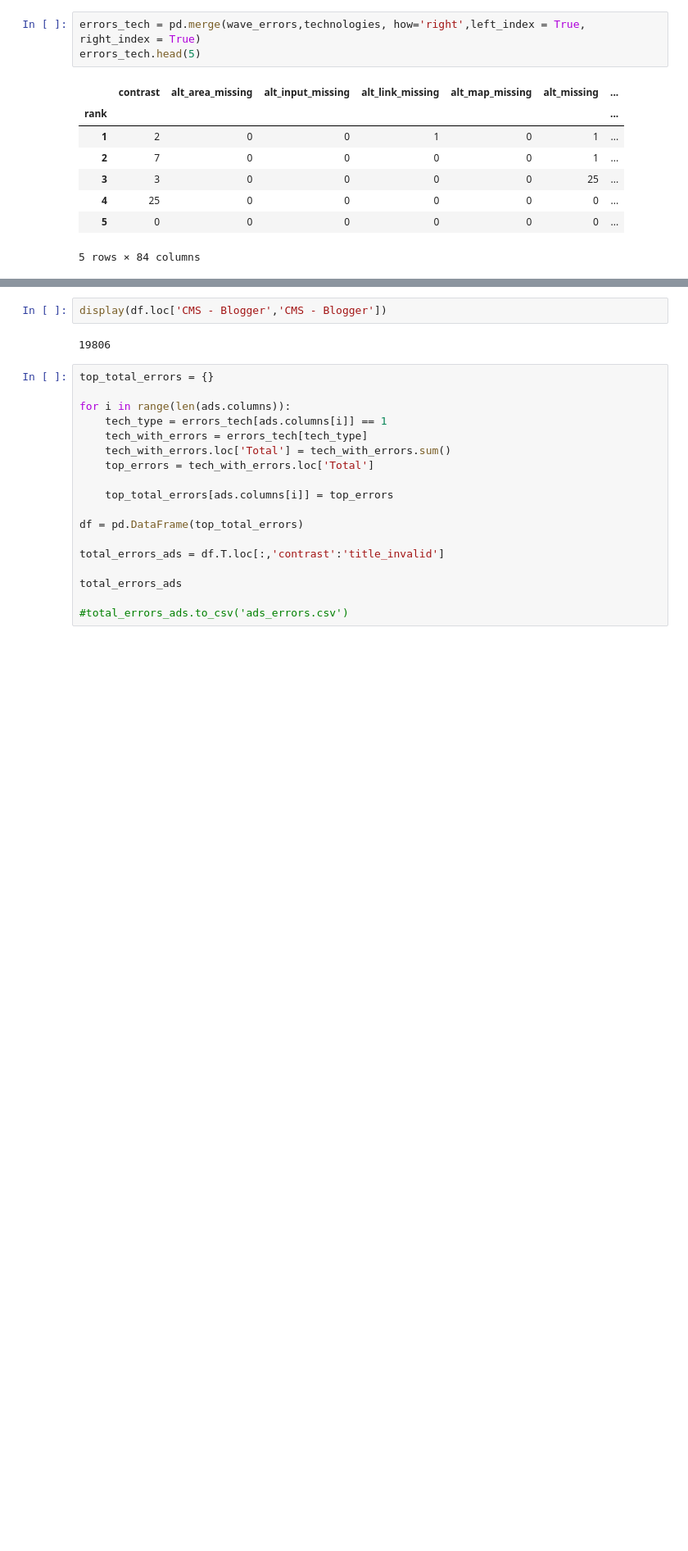
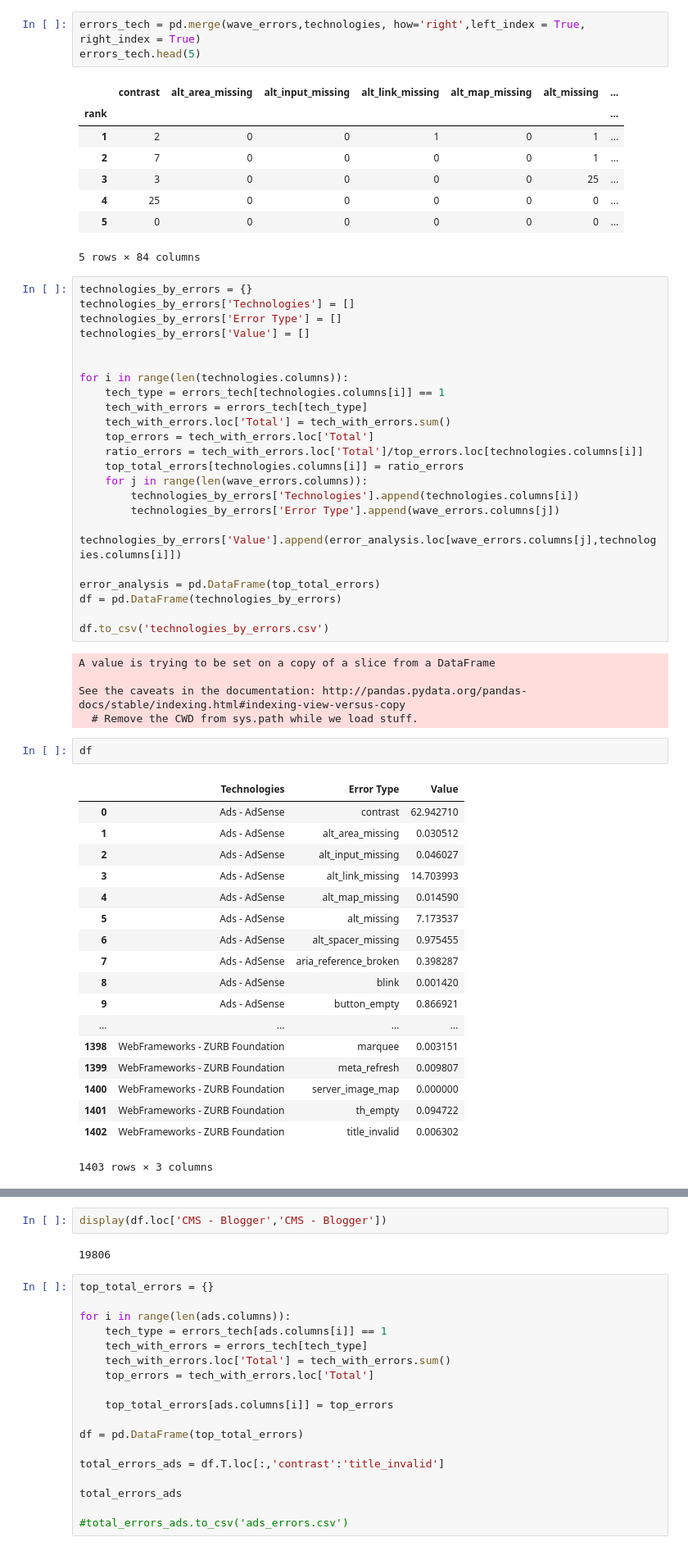
Before and after one commit to McKlayne/WebAIM-Million, a Jupyter notebook: McKlayne.ipynb, the cells around one changed output, grey strips where cells are left out. Shown at 82% size. Drawn from its saved outputs; the diff is of its cells as text; blank space fills up the shorter version.

```diff
--- a/McKlayne.ipynb
+++ b/McKlayne.ipynb
@@ -130,6 +151,55 @@ errors_tech.head(5)
 | 4 | 25 | 0 | 0 | 0 | 0 | 0 | ... |
 | 5 | 0 | 0 | 0 | 0 | 0 | 0 | ... |
 5 rows × 84 columns
+# %%
+technologies_by_errors = {}
+technologies_by_errors['Technologies'] = []
+technologies_by_errors['Error Type'] = []
+technologies_by_errors['Value'] = []
+
+
+for i in range(len(technologies.columns)):
+    tech_type = errors_tech[technologies.columns[i]] == 1
+    tech_with_errors = errors_tech[tech_type]
+    tech_with_errors.loc['Total'] = tech_with_errors.sum()
+    top_errors = tech_with_errors.loc['Total']
+    ratio_errors = tech_with_errors.loc['Total']/top_errors.loc[technologies.columns[i]]
+    top_total_errors[technologies.columns[i]] = ratio_errors
+    for j in range(len(wave_errors.columns)):
+        technologies_by_errors['Technologies'].append(technologies.columns[i])
+        technologies_by_errors['Error Type'].append(wave_errors.columns[j])
+        technologies_by_errors['Value'].append(error_analysis.loc[wave_errors.columns[j],technologies.columns[i]])
+
+error_analysis = pd.DataFrame(top_total_errors)
+df = pd.DataFrame(technologies_by_errors)
+
+df.to_csv('technologies_by_errors.csv')
+# %% [output]
+A value is trying to be set on a copy of a slice from a DataFrame
+
+See the caveats in the documentation: http://pandas.pydata.org/pandas-docs/stable/indexing.html#indexing-view-versus-copy
+  # Remove the CWD from sys.path while we load stuff.
+# %%
+df
+# %% [output]
+|  | Technologies | Error Type | Value |
+| 0 | Ads - AdSense | contrast | 62.942710 |
+| 1 | Ads - AdSense | alt_area_missing | 0.030512 |
+| 2 | Ads - AdSense | alt_input_missing | 0.046027 |
+| 3 | Ads - AdSense | alt_link_missing | 14.703993 |
+| 4 | Ads - AdSense | alt_map_missing | 0.014590 |
+| 5 | Ads - AdSense | alt_missing | 7.173537 |
+| 6 | Ads - AdSense | alt_spacer_missing | 0.975455 |
+| 7 | Ads - AdSense | aria_reference_broken | 0.398287 |
+| 8 | Ads - AdSense | blink | 0.001420 |
+| 9 | Ads - AdSense | button_empty | 0.866921 |
+| ... | ... | ... | ... |
+| 1398 | WebFrameworks - ZURB Foundation | marquee | 0.003151 |
+| 1399 | WebFrameworks - ZURB Foundation | meta_refresh | 0.009807 |
+| 1400 | WebFrameworks - ZURB Foundation | server_image_map | 0.000000 |
+| 1401 | WebFrameworks - ZURB Foundation | th_empty | 0.094722 |
+| 1402 | WebFrameworks - ZURB Foundation | title_invalid | 0.006302 |
+1403 rows × 3 columns
 # %%
 i = 0
 
```
Also changed, not shown: parts of 4 cells of this notebook.
